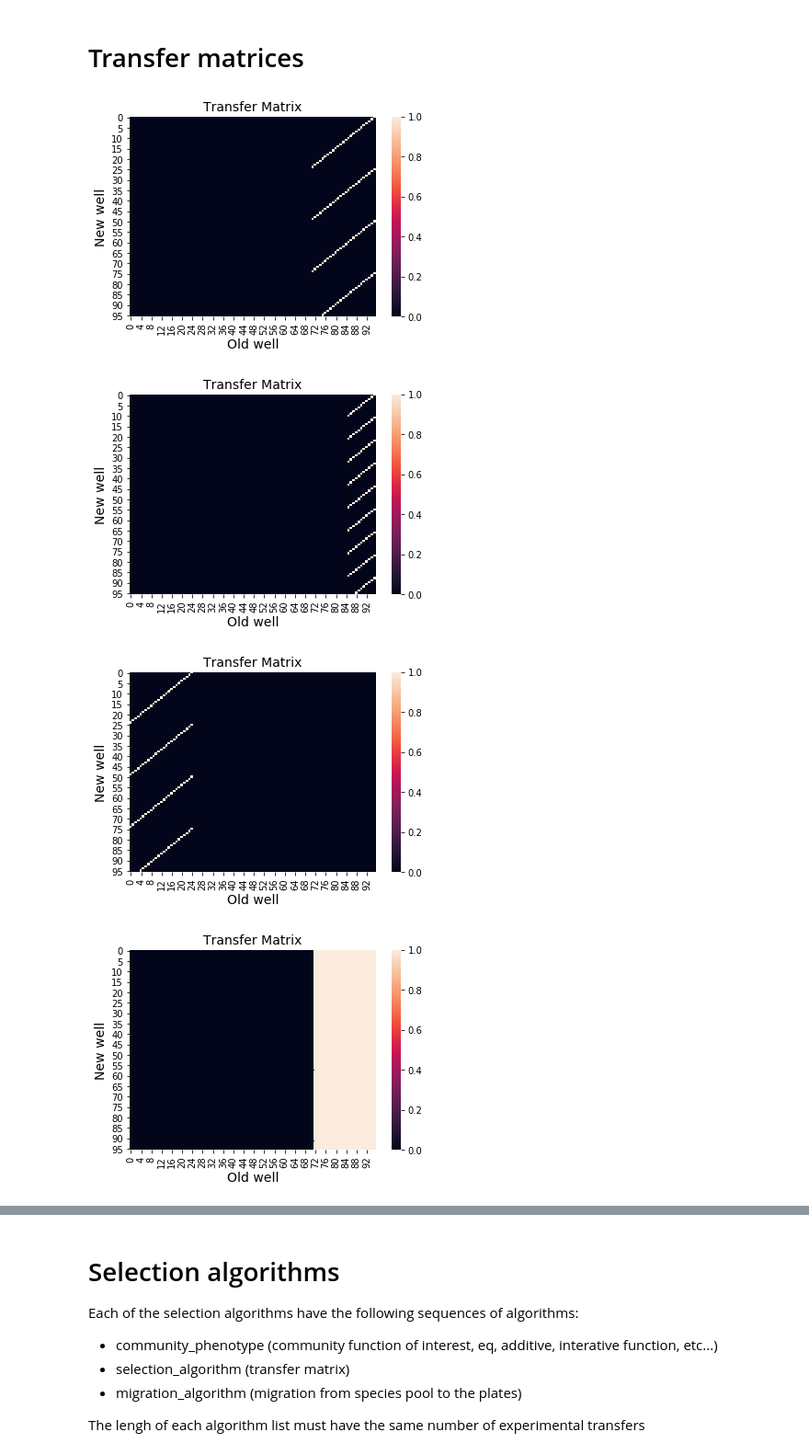
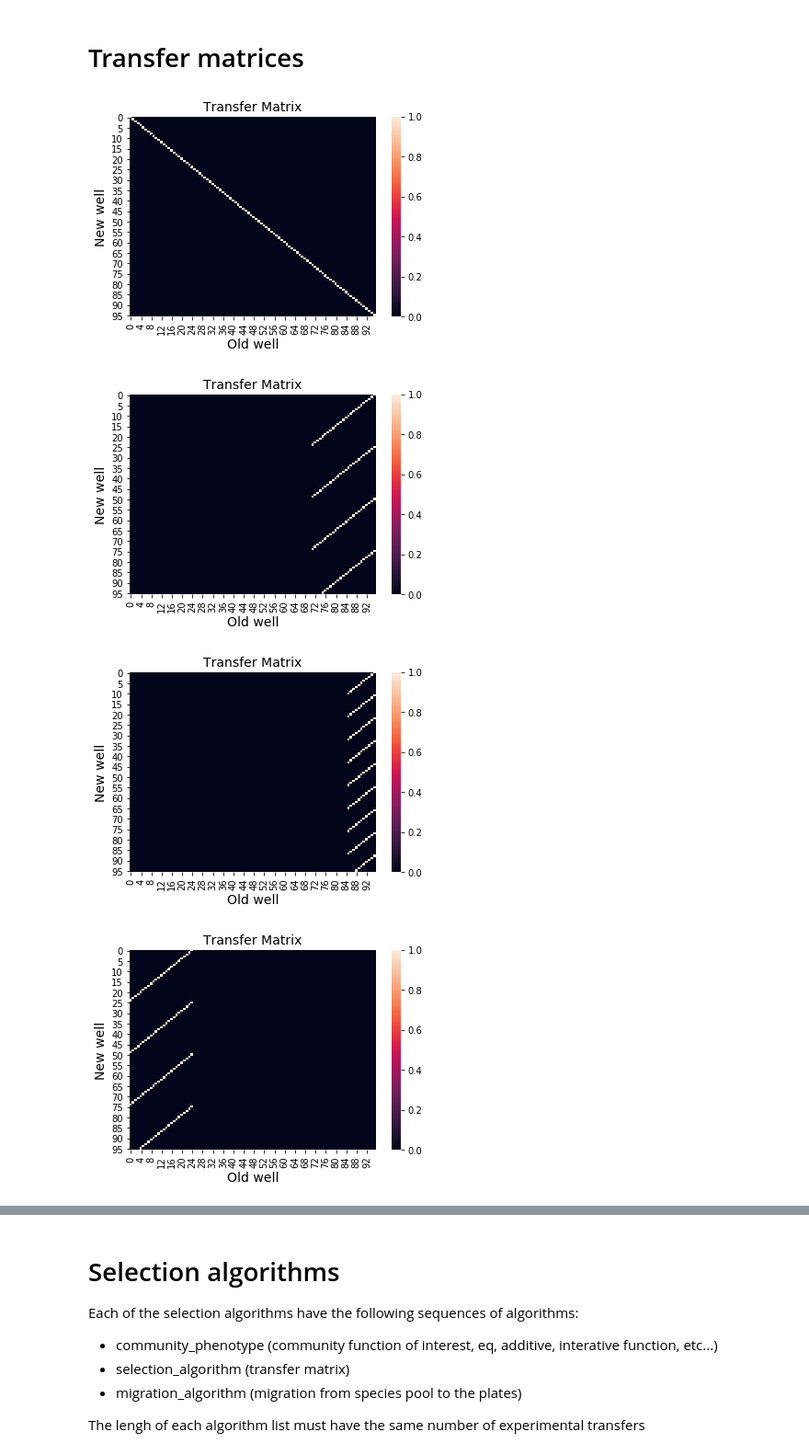
Before and after one commit to Chang-Yu-Chang/ecoprospector, a Jupyter notebook: selection_algorithm.ipynb, the cells around one changed output, grey strips where cells are left out. Shown at 92% size. Saved outputs shown, nothing was run; the diff lists cells and outputs as text; code cells hidden in the pictures.

```diff
--- a/selection_algorithm.ipynb
+++ b/selection_algorithm.ipynb
@@ -126,14 +98,15 @@ make_transfer_matrix(params_simulation, n_wells = 24)
 make_transfer_matrix(params_simulation, n_wells = 96)
 # %%
 community_function = range(96)
+plot_transfer_matrix(no_selection(community_function))
 plot_transfer_matrix(select_top25percent(community_function))
 plot_transfer_matrix(select_top10percent(community_function))
 plot_transfer_matrix(select_bottom25percent(community_function))
 plot_transfer_matrix(pool_top25percent(community_function))
 plot_transfer_matrix(pair_top(community_function))
 plot_transfer_matrix(direct_selection_select(community_function))
 # %% [output]
-[figure, old version]
+[figure, new version]
-[figure, old version]
+[figure, new version]
-[figure, old version]
+[figure, new version]
-[figure, old version]
+[figure, new version]
```
Also changed, not shown: parts of 4 cells of this notebook, 12 other files.
